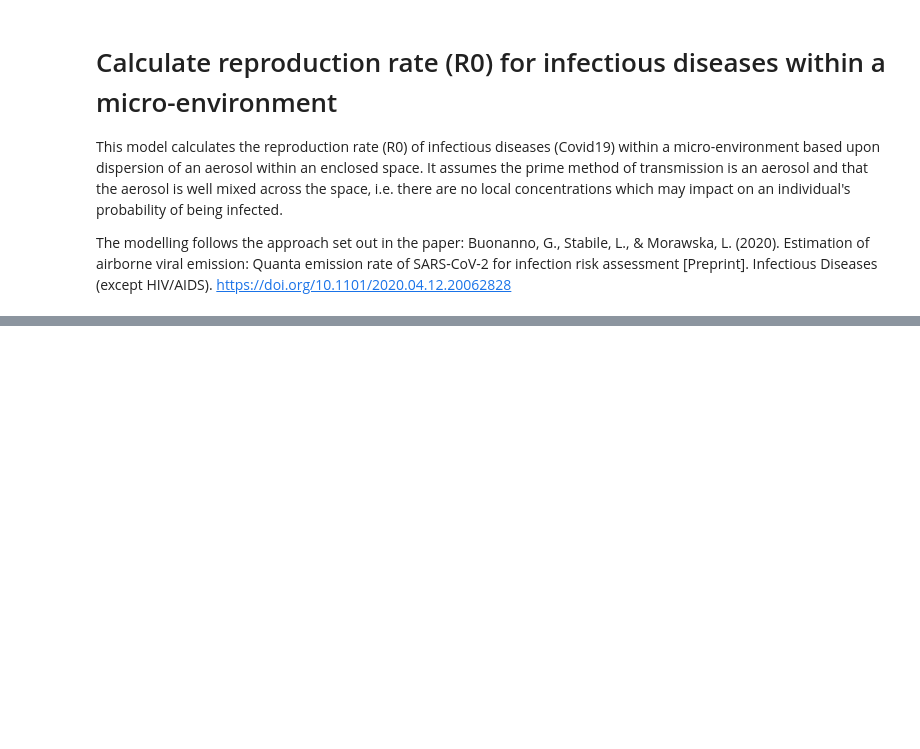
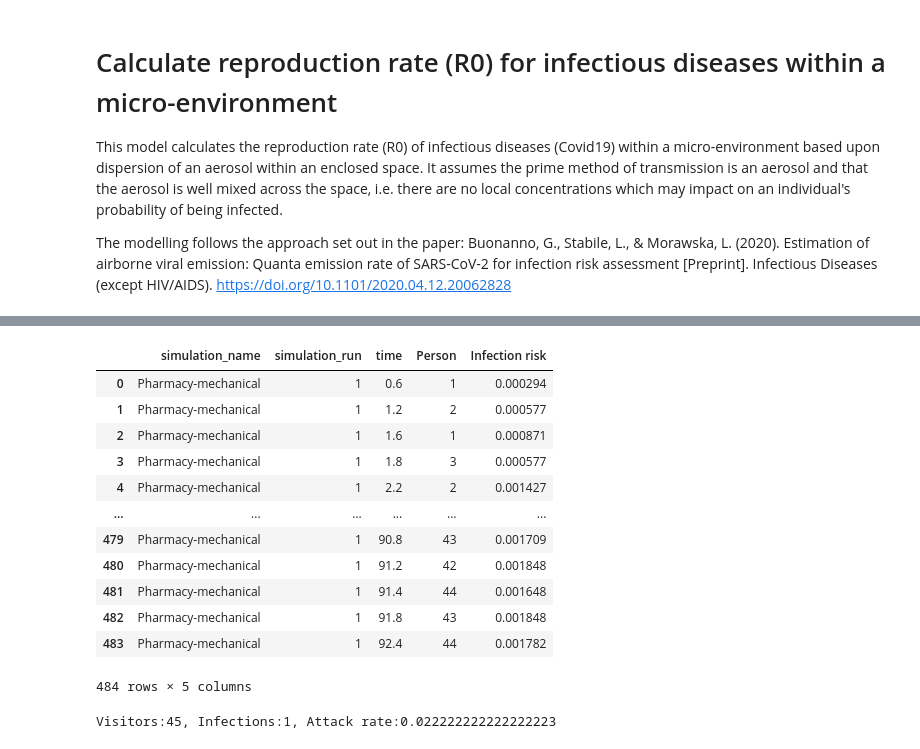
Before and after one commit to DiaAzul/Indoor-infectious-disease-transmission, a Jupyter notebook: Covid-Building-Infections.ipynb, the cells around one changed output, grey strips where cells are left out. Drawn from its saved outputs; the diff is of its cells as text; code cells hidden in the pictures; blank space fills up the shorter version.

```diff
--- a/Covid-Building-Infections.ipynb
+++ b/Covid-Building-Infections.ipynb
@@ -72,3 +88,20 @@ visitor_log
+# %%
+infection_risk = simulation.get_results('Infection risk')
+infection_risk
+# %% [output]
+|  | simulation_name | simulation_run | time | Person | Infection risk |
+| 0 | Pharmacy-mechanical | 1 | 0.6 | 1 | 0.000294 |
+| 1 | Pharmacy-mechanical | 1 | 1.2 | 2 | 0.000577 |
+| 2 | Pharmacy-mechanical | 1 | 1.6 | 1 | 0.000871 |
+| 3 | Pharmacy-mechanical | 1 | 1.8 | 3 | 0.000577 |
+| 4 | Pharmacy-mechanical | 1 | 2.2 | 2 | 0.001427 |
+| ... | ... | ... | ... | ... | ... |
+| 479 | Pharmacy-mechanical | 1 | 90.8 | 43 | 0.001709 |
+| 480 | Pharmacy-mechanical | 1 | 91.2 | 42 | 0.001848 |
+| 481 | Pharmacy-mechanical | 1 | 91.4 | 44 | 0.001648 |
+| 482 | Pharmacy-mechanical | 1 | 91.8 | 43 | 0.001848 |
+| 483 | Pharmacy-mechanical | 1 | 92.4 | 44 | 0.001782 |
+484 rows × 5 columns
 # %%
 result.to_excel('./output/results.xlsx', 'visitor_log')
 visitor_log.to_excel('./output/visitor_log.xlsx', 'visitor_log')
@@ -74,0 +110,6 @@ visitor_log.to_excel('./output/visitor_log.xlsx', 'visitor_log')
+# %%
+infections = simulation.get_counter('Infections')
+total_visitors = simulation.get_counter('Total visitors')
+print(f"Visitors:{total_visitors}, Infections:{infections}, Attack rate:{infections/total_visitors}")
+# %% [output]
+Visitors:45, Infections:1, Attack rate:0.022222222222222223
```
Also changed, not shown: parts of 6 cells of this notebook, 11 other files.
